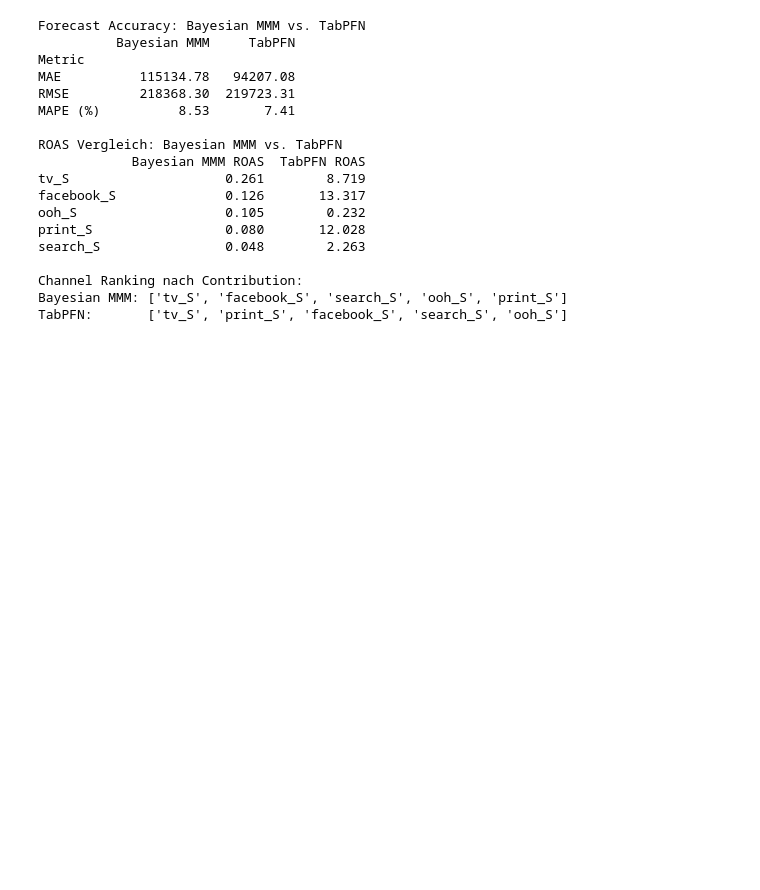
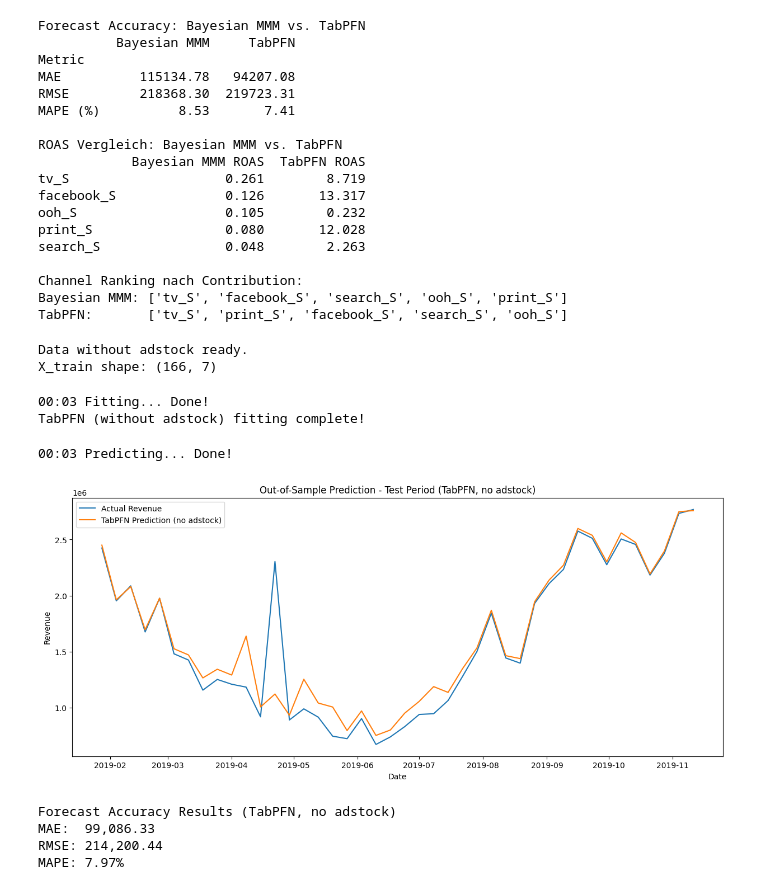
Before and after one commit to Sebbo01/Seminararbeit-, a Jupyter notebook: notebooks/04_tab_pfn.ipynb, the cells around one changed output. Drawn from its saved outputs; the diff is of its cells as text; code cells hidden in the pictures; blank space fills up the shorter version.

```diff
--- a/notebooks/04_tab_pfn.ipynb
+++ b/notebooks/04_tab_pfn.ipynb
@@ -482,3 +458,73 @@ search_S                0.048        2.263
 Channel Ranking nach Contribution:
 Bayesian MMM: ['tv_S', 'facebook_S', 'search_S', 'ooh_S', 'print_S']
 TabPFN:       ['tv_S', 'print_S', 'facebook_S', 'search_S', 'ooh_S']
+# %%
+# ============================================================
+# Ablation: TabPFN WITHOUT Adstock Transformation
+# ============================================================
+
+# Scaling of original (non-adstock-transformed) data
+train_model_df_raw = train_df.copy()
+test_model_df_raw  = test_df.copy()
+
+epsilon = 1e-6
+train_model_df_raw[media_cols] = train_model_df_raw[media_cols] + epsilon
+test_model_df_raw[media_cols]  = test_model_df_raw[media_cols]  + epsilon
+
+media_scaler_raw = MaxAbsScaler()
+train_model_df_raw[media_cols] = media_scaler_raw.fit_transform(train_model_df_raw[media_cols])
+test_model_df_raw[media_cols]  = media_scaler_raw.transform(test_model_df_raw[media_cols])
+
+control_scaler_raw = StandardScaler()
+train_model_df_raw[control_cols] = control_scaler_raw.fit_transform(train_model_df_raw[control_cols])
+test_model_df_raw[control_cols]  = control_scaler_raw.transform(test_model_df_raw[control_cols])
+
+X_train_raw = train_model_df_raw[feature_cols].values
+X_test_raw  = test_model_df_raw[feature_cols].values
+y_train_raw = train_model_df_raw[target].values
+y_test_raw  = test_model_df_raw[target].values
+
+print("Data without adstock ready.")
+print("X_train shape:", X_train_raw.shape)
+# %% [output]
+Data without adstock ready.
+X_train shape: (166, 7)
+# %%
+# Fit TabPFN without adstock
+regressor_raw = TabPFNRegressor()
+regressor_raw.fit(X_train_raw, y_train_raw)
+
+print("TabPFN (without adstock) fitting complete!")
+# %% [output]
+00:03 Fitting... Done!
+TabPFN (without adstock) fitting complete!
+# %%
+# Out-of-sample prediction without adstock
+y_pred_raw = regressor_raw.predict(X_test_raw)
+
+# Plot
+plt.figure(figsize=(15, 6))
+plt.plot(test_df["DATE"], y_test_raw, label="Actual Revenue")
+plt.plot(test_df["DATE"], y_pred_raw, label="TabPFN Prediction (no adstock)")
+plt.title("Out-of-Sample Prediction - Test Period (TabPFN, no adstock)")
+plt.xlabel("Date")
+plt.ylabel("Revenue")
+plt.legend()
+plt.show()
+
+# Forecast accuracy metrics
+mae_raw  = mean_absolute_error(y_test_raw, y_pred_raw)
+rmse_raw = np.sqrt(mean_squared_error(y_test_raw, y_pred_raw))
+mape_raw = mean_absolute_percentage_error(y_test_raw, y_pred_raw) * 100
+
+print("Forecast Accuracy Results (TabPFN, no adstock)")
+print(f"MAE:  {mae_raw:,.2f}")
+print(f"RMSE: {rmse_raw:,.2f}")
+print(f"MAPE: {mape_raw:.2f}%")
+# %% [output]
+00:03 Predicting... Done!
+[figure, added]
+Forecast Accuracy Results (TabPFN, no adstock)
+MAE:  99,086.33
+RMSE: 214,200.44
+MAPE: 7.97%
```
Also changed, not shown: parts of 4 cells of this notebook.
